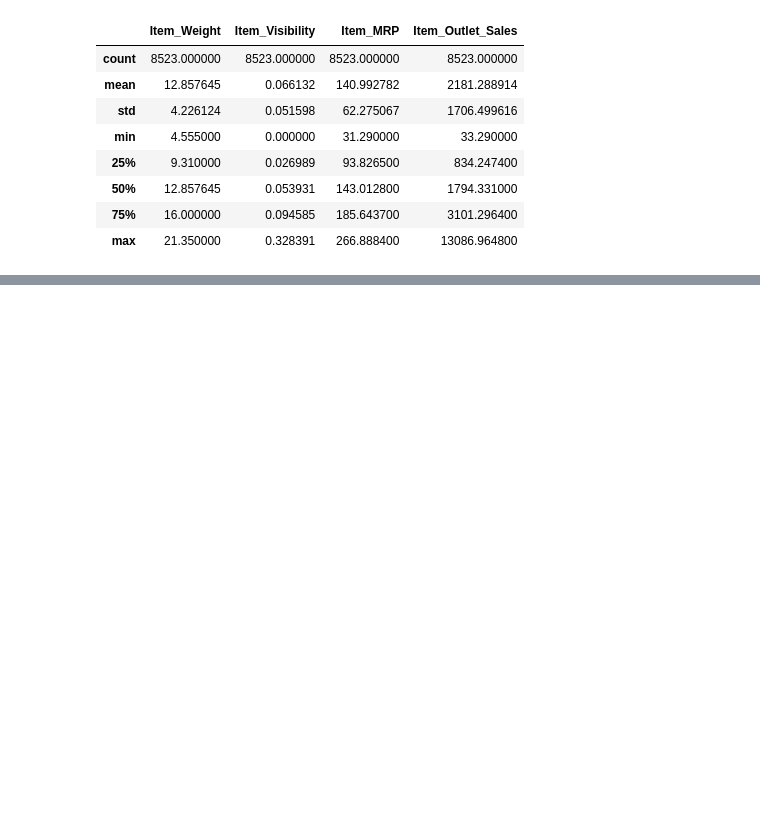
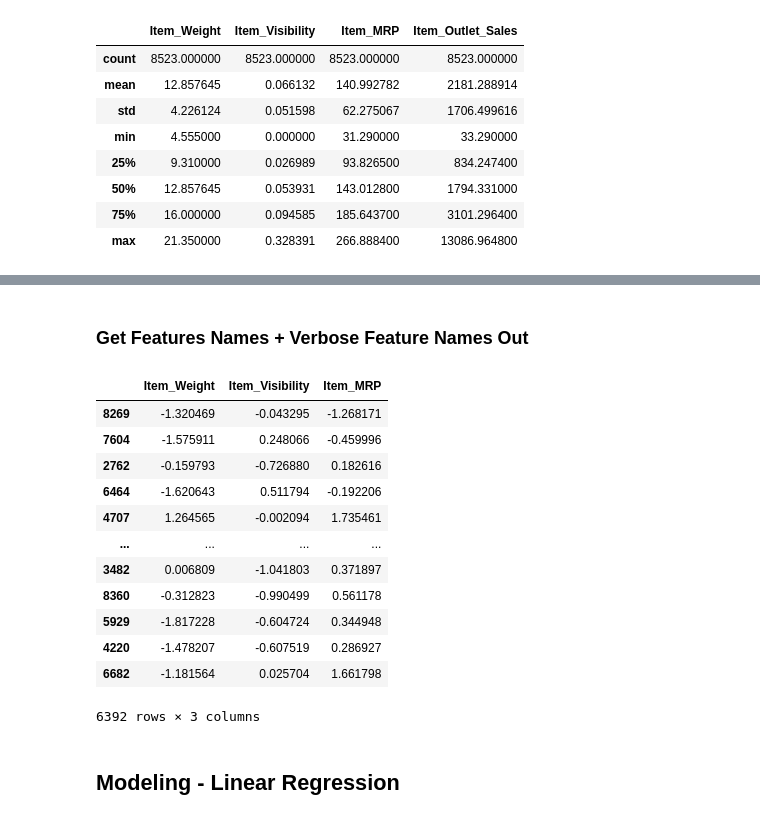
Before and after one commit to pylabview/sales-predicctions, a Jupyter notebook: Project_1_Revisited.ipynb, the cells around one changed output, grey strips where cells are left out. Cells and saved outputs as stored; diff of their text form; code cells hidden in the pictures; blank space fills up the shorter version.

```diff
--- a/Project_1_Revisited.ipynb
+++ b/Project_1_Revisited.ipynb
@@ -127,0 +244,30 @@ df.describe()
+# %% [markdown]
+### Get Features Names + Verbose Feature Names Out
+# %%
+## make the preprocessing column transformer WITH CORRECT ARGS!
+preprocessor = make_column_transformer((num_pipeline, num_selector),
+                                      verbose_feature_names_out=False)
+preprocessor.fit(X_train)
+X_train_df = pd.DataFrame(preprocessor.transform(X_train),
+                          columns=preprocessor.get_feature_names_out(),
+                         index=X_train.index)
+X_test_df = pd.DataFrame(preprocessor.transform(X_test),
+                          columns=preprocessor.get_feature_names_out(),
+                         index=X_test.index)
+display(X_train_df)
+# %% [output]
+|  | Item_Weight | Item_Visibility | Item_MRP |
+| 8269 | -1.320469 | -0.043295 | -1.268171 |
+| 7604 | -1.575911 | 0.248066 | -0.459996 |
+| 2762 | -0.159793 | -0.726880 | 0.182616 |
+| 6464 | -1.620643 | 0.511794 | -0.192206 |
+| 4707 | 1.264565 | -0.002094 | 1.735461 |
+| ... | ... | ... | ... |
+| 3482 | 0.006809 | -1.041803 | 0.371897 |
+| 8360 | -0.312823 | -0.990499 | 0.561178 |
+| 5929 | -1.817228 | -0.604724 | 0.344948 |
+| 4220 | -1.478207 | -0.607519 | 0.286927 |
+| 6682 | -1.181564 | 0.025704 | 1.661798 |
+6392 rows × 3 columns
+# %% [markdown]
+## Modeling - Linear Regression
```
Also changed, not shown: parts of 21 cells of this notebook.
